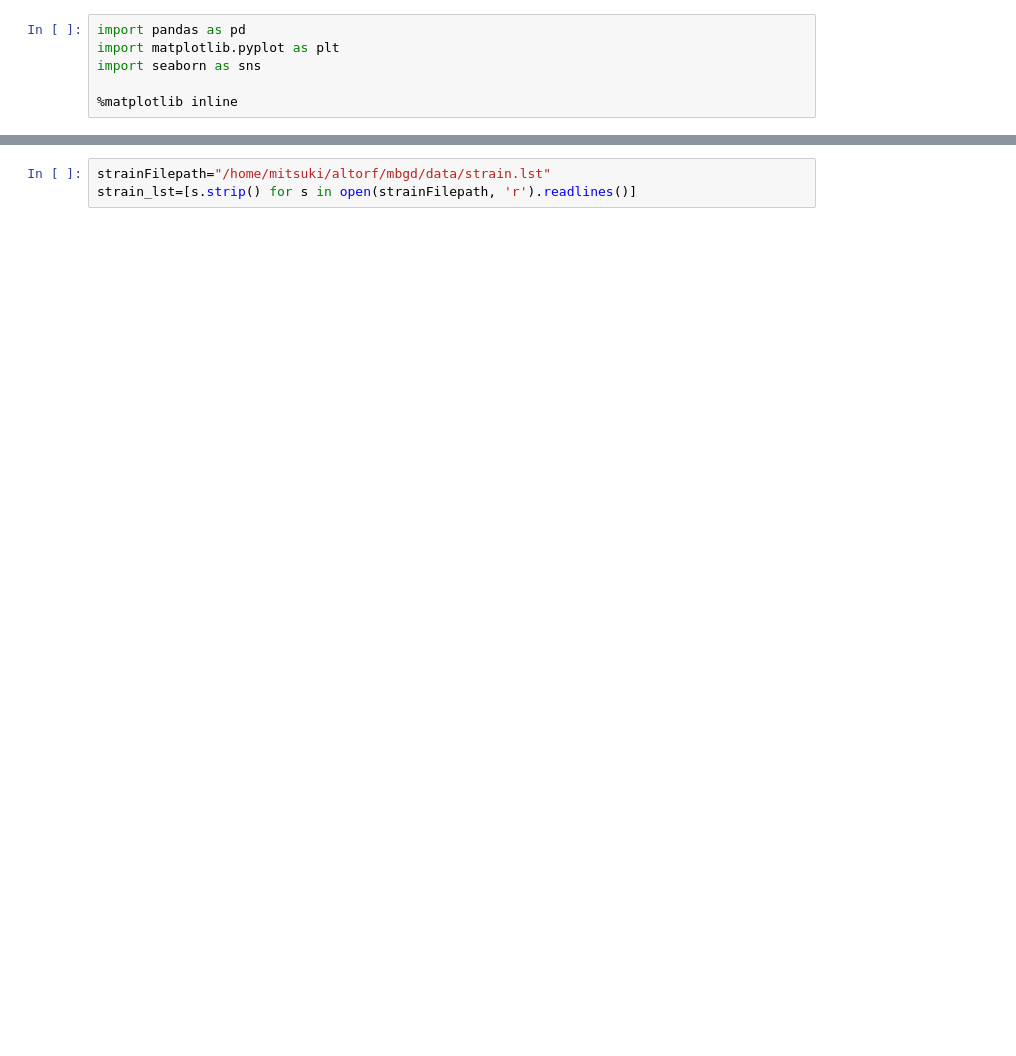
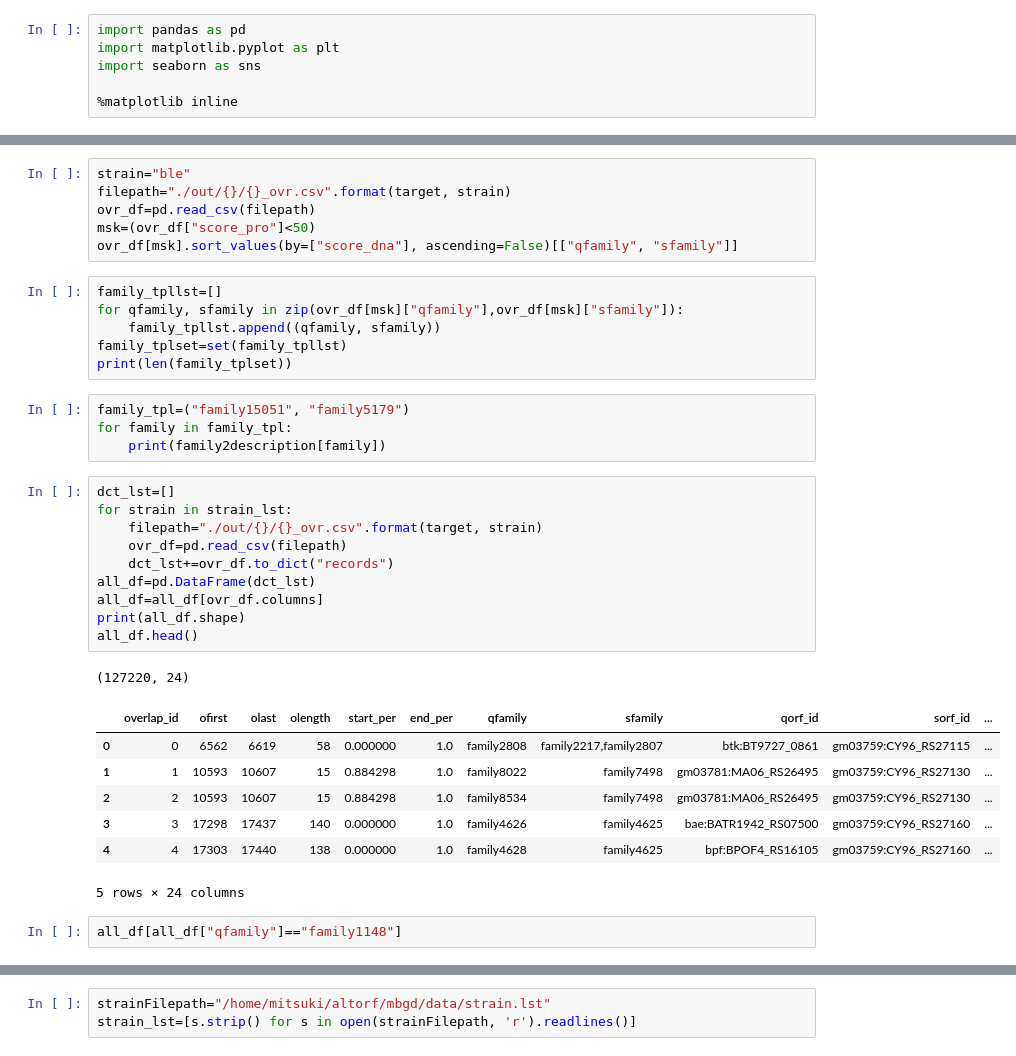
Before and after one commit to MitsukiUsui/mbgd, a Jupyter notebook: analyze/viz_score.ipynb, the cells around one changed output, grey strips where cells are left out. Cells and saved outputs as stored; diff of their text form; blank space fills up the shorter version.

```diff
--- a/analyze/viz_score.ipynb
+++ b/analyze/viz_score.ipynb
@@ -6,0 +42,37 @@ import seaborn as sns
+# %%
+strain="ble"
+filepath="./out/{}/{}_ovr.csv".format(target, strain)
+ovr_df=pd.read_csv(filepath)
+msk=(ovr_df["score_pro"]<50)
+ovr_df[msk].sort_values(by=["score_dna"], ascending=False)[["qfamily", "sfamily"]]
+# %%
+family_tpllst=[]
+for qfamily, sfamily in zip(ovr_df[msk]["qfamily"],ovr_df[msk]["sfamily"]):
+    family_tpllst.append((qfamily, sfamily))
+family_tplset=set(family_tpllst)
+print(len(family_tplset))
+# %%
+family_tpl=("family15051", "family5179")
+for family in family_tpl:
+    print(family2description[family])
+# %%
+dct_lst=[]
+for strain in strain_lst:
+    filepath="./out/{}/{}_ovr.csv".format(target, strain)
+    ovr_df=pd.read_csv(filepath)
+    dct_lst+=ovr_df.to_dict("records")
+all_df=pd.DataFrame(dct_lst)
+all_df=all_df[ovr_df.columns]
+print(all_df.shape)
+all_df.head()
+# %% [output]
+(127220, 24)
+|  | overlap_id | ofirst | olast | olength | start_per | end_per | qfamily | sfamily | qorf_id | sorf_id | ... |
+| 0 | 0 | 6562 | 6619 | 58 | 0.000000 | 1.0 | family2808 | family2217,family2807 | btk:BT9727_0861 | gm03759:CY96_RS27115 | ... |
+| 1 | 1 | 10593 | 10607 | 15 | 0.884298 | 1.0 | family8022 | family7498 | gm03781:MA06_RS26495 | gm03759:CY96_RS27130 | ... |
+| 2 | 2 | 10593 | 10607 | 15 | 0.884298 | 1.0 | family8534 | family7498 | gm03781:MA06_RS26495 | gm03759:CY96_RS27130 | ... |
+| 3 | 3 | 17298 | 17437 | 140 | 0.000000 | 1.0 | family4626 | family4625 | bae:BATR1942_RS07500 | gm03759:CY96_RS27160 | ... |
+| 4 | 4 | 17303 | 17440 | 138 | 0.000000 | 1.0 | family4628 | family4625 | bpf:BPOF4_RS16105 | gm03759:CY96_RS27160 | ... |
+5 rows × 24 columns
+# %%
+all_df[all_df["qfamily"]=="family1148"]
```
Also changed, not shown: parts of 50 cells of this notebook, 29 other files.
